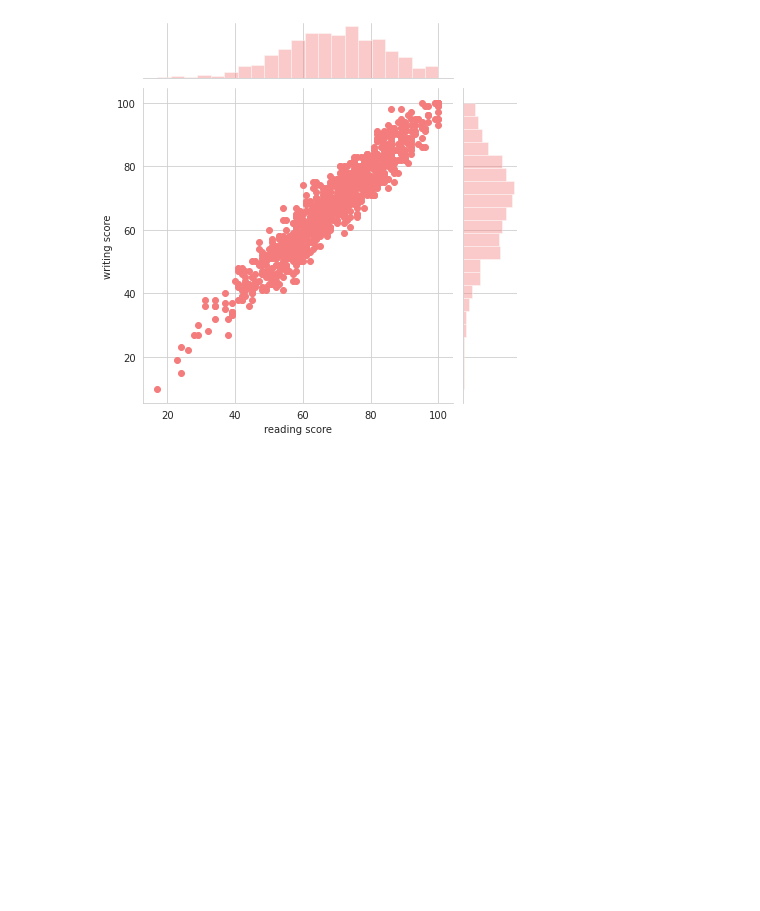
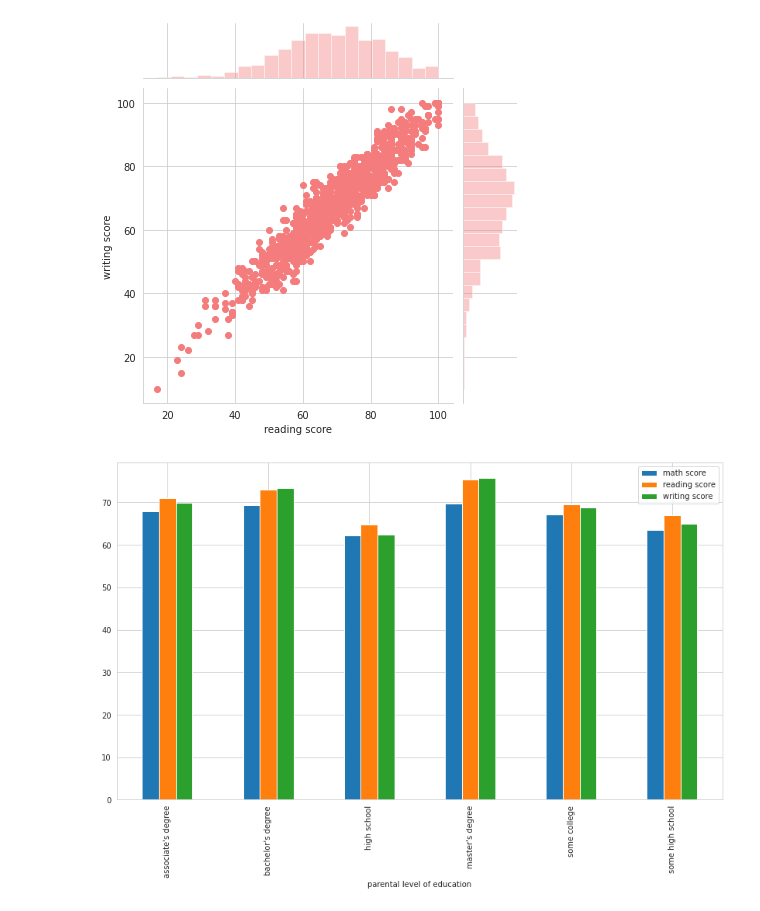
Before and after one commit to syamkakarla98/DataScience_Head_Start, a Jupyter notebook: Student_Preformance.ipynb, the cells around one changed output. Saved outputs shown, nothing was run; the diff lists cells and outputs as text; code cells hidden in the pictures; blank space fills up the shorter version.

```diff
--- a/Student_Preformance.ipynb
+++ b/Student_Preformance.ipynb
@@ -148,3 +147,8 @@ for attr, col in zip(list(combinations(['math score', 'reading score', 'writing
 [figure]
 [figure]
 [figure]
+# %%
+
+df.groupby('parental level of education')['math score', 'reading score', 'writing score'].mean().plot(kind = 'bar');
+# %% [output]
+[figure, added]
```
Also changed, not shown: parts of 2 cells of this notebook.
